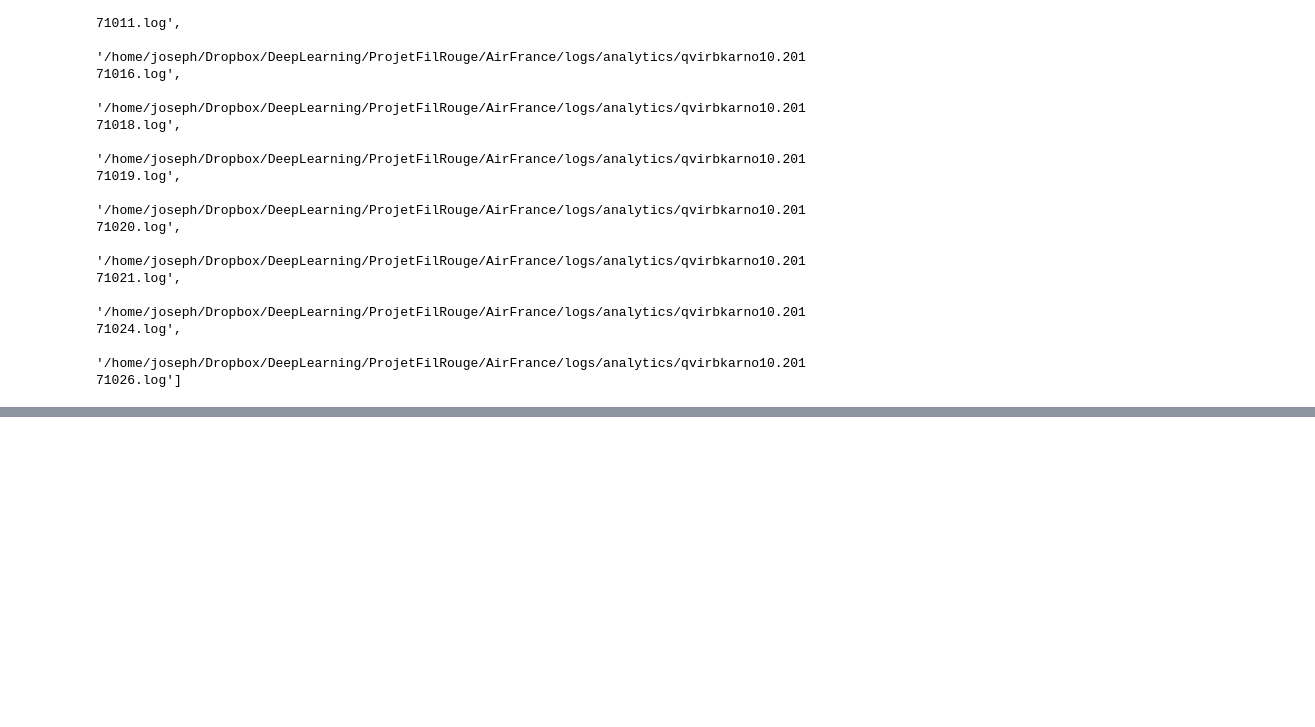
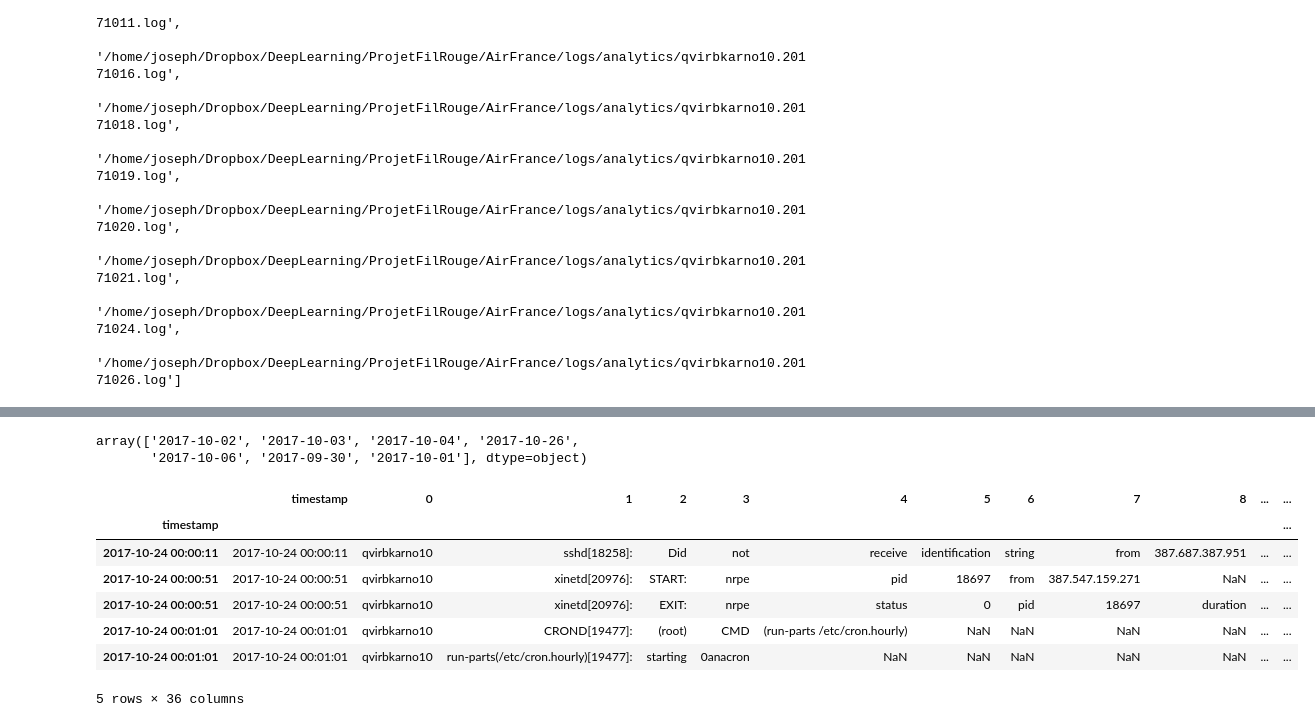
Before and after one commit to TheAmazonLogTeam/LogKiller, a Jupyter notebook: test_time_series.ipynb, the cells around one changed output, grey strips where cells are left out. Cells and saved outputs as stored; diff of their text form; code cells hidden in the pictures; blank space fills up the shorter version.

```diff
--- a/test_time_series.ipynb
+++ b/test_time_series.ipynb
@@ -156,0 +168,5 @@ Name: timestamp, Length: 20170, dtype: object
+# %%
+date_ind
+# %% [output]
+array(['2017-10-02', '2017-10-03', '2017-10-04', '2017-10-26',
+       '2017-10-06', '2017-09-30', '2017-10-01'], dtype=object)
@@ -156,0 +177,11 @@ Name: timestamp, Length: 20170, dtype: object
+# %%
+df_log.head()
+# %% [output]
+|  | timestamp | 0 | 1 | 2 | 3 | 4 | 5 | 6 | 7 | 8 | ... | ... |
+| timestamp |  |  |  |  |  |  |  |  |  |  |  | ... |
+| 2017-10-24 00:00:11 | 2017-10-24 00:00:11 | qvirbkarno10 | sshd[18258]: | Did | not | receive | identification | string | from | 387.687.387.951 | ... | ... |
+| 2017-10-24 00:00:51 | 2017-10-24 00:00:51 | qvirbkarno10 | xinetd[20976]: | START: | nrpe | pid | 18697 | from | 387.547.159.271 | NaN | ... | ... |
+| 2017-10-24 00:00:51 | 2017-10-24 00:00:51 | qvirbkarno10 | xinetd[20976]: | EXIT: | nrpe | status | 0 | pid | 18697 | duration | ... | ... |
+| 2017-10-24 00:01:01 | 2017-10-24 00:01:01 | qvirbkarno10 | CROND[19477]: | (root) | CMD | (run-parts /etc/cron.hourly) | NaN | NaN | NaN | NaN | ... | ... |
+| 2017-10-24 00:01:01 | 2017-10-24 00:01:01 | qvirbkarno10 | run-parts(/etc/cron.hourly)[19477]: | starting | 0anacron | NaN | NaN | NaN | NaN | NaN | ... | ... |
+5 rows × 36 columns
```
Also changed, not shown: parts of 31 cells of this notebook, 2 other files.
